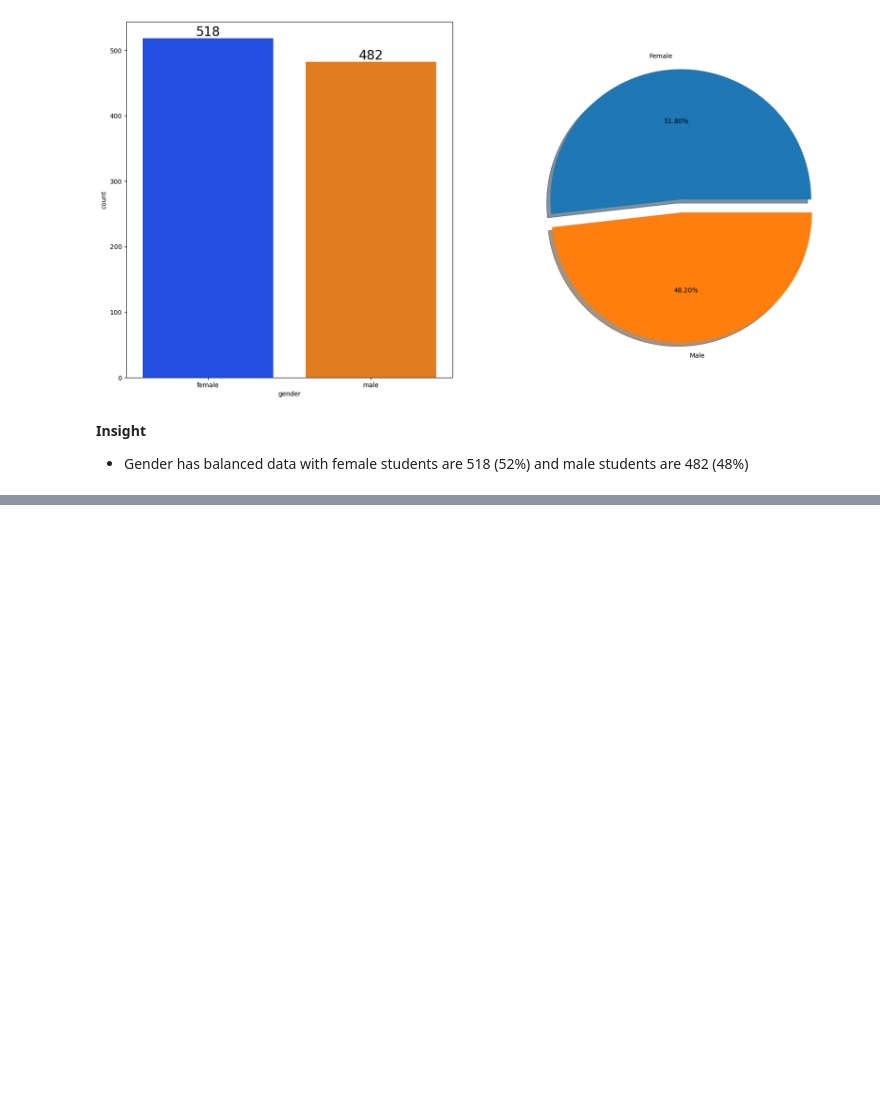
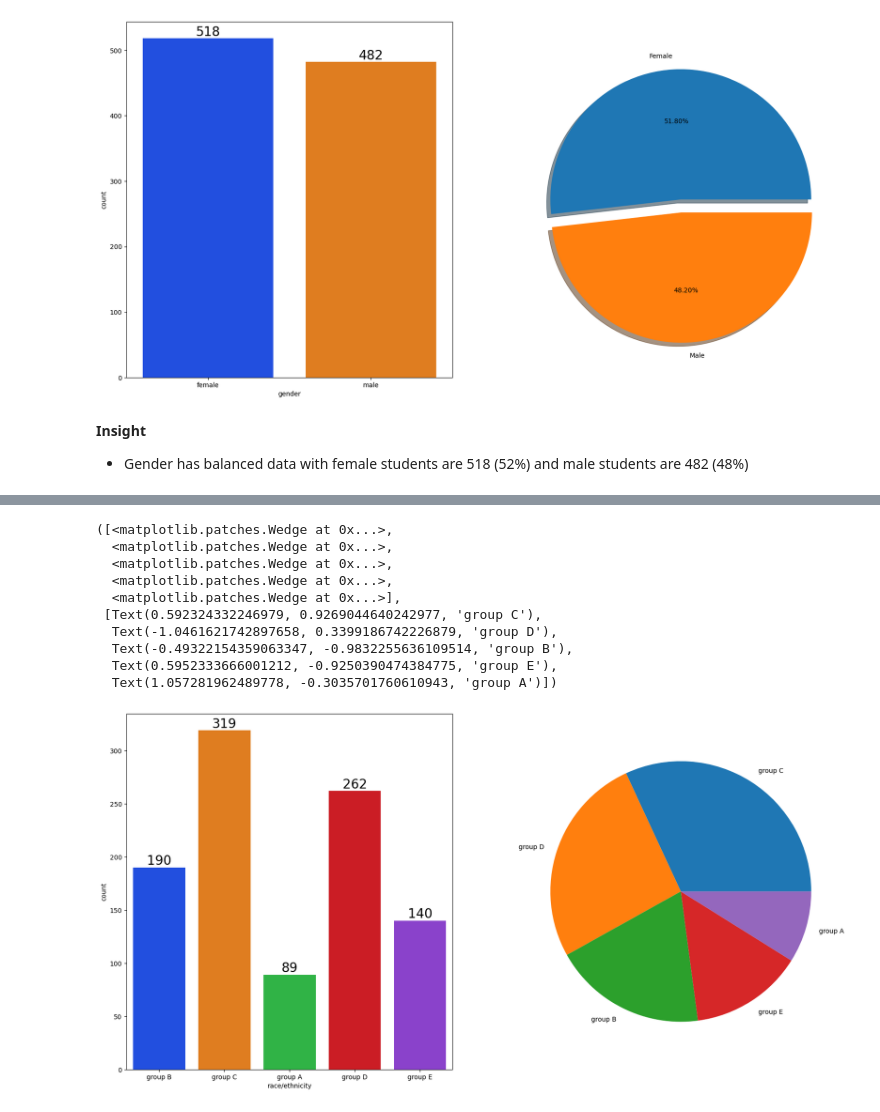
Before and after one commit to MohammedFarzin/mlproject, a Jupyter notebook: notebook/EDA.ipynb, the cells around one changed output, grey strips where cells are left out. Cells and saved outputs as stored; diff of their text form; code cells hidden in the pictures; blank space fills up the shorter version.

```diff
--- a/notebook/EDA.ipynb
+++ b/notebook/EDA.ipynb
@@ -416,0 +471,19 @@ plt.pie(x=df['gender'].value_counts(), labels=['Female', 'Male'], explode=[0, 0.
+# %%
+f, ax = plt.subplots(1, 2, figsize=(20, 10))
+sns.countplot(x=df['race/ethnicity'], data=df, palette='bright', ax=ax[0])
+for container in ax[0].containers:
+    ax[0].bar_label(container, color='black', size=20)
+
+plt.pie(x=df['race/ethnicity'].value_counts(), labels=df['race/ethnicity'].value_counts().index)
+# %% [output]
+([<matplotlib.patches.Wedge at 0x...>,
+  <matplotlib.patches.Wedge at 0x...>,
+  <matplotlib.patches.Wedge at 0x...>,
+  <matplotlib.patches.Wedge at 0x...>,
+  <matplotlib.patches.Wedge at 0x...>],
+ [Text(0.592324332246979, 0.9269044640242977, 'group C'),
+  Text(-1.0461621742897658, 0.3399186742226879, 'group D'),
+  Text(-0.49322154359063347, -0.9832255636109514, 'group B'),
+  Text(0.5952333666001212, -0.9250390474384775, 'group E'),
+  Text(1.057281962489778, -0.3035701760610943, 'group A')])
+[figure, added]
```
Also changed, not shown: parts of 36 cells of this notebook.
